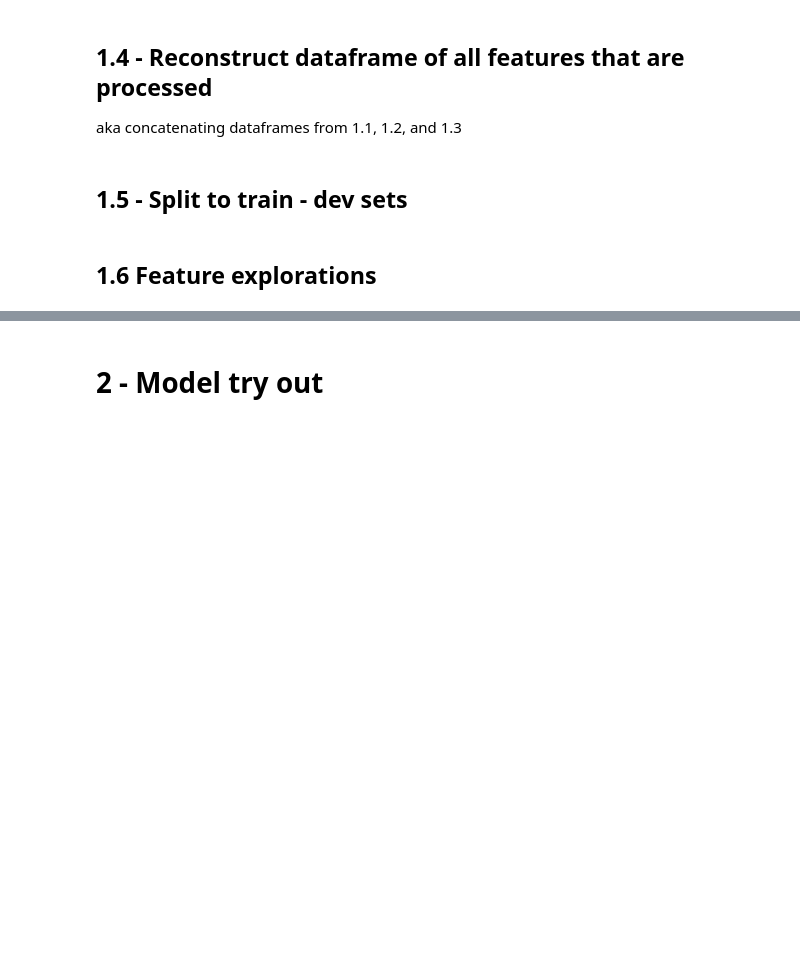
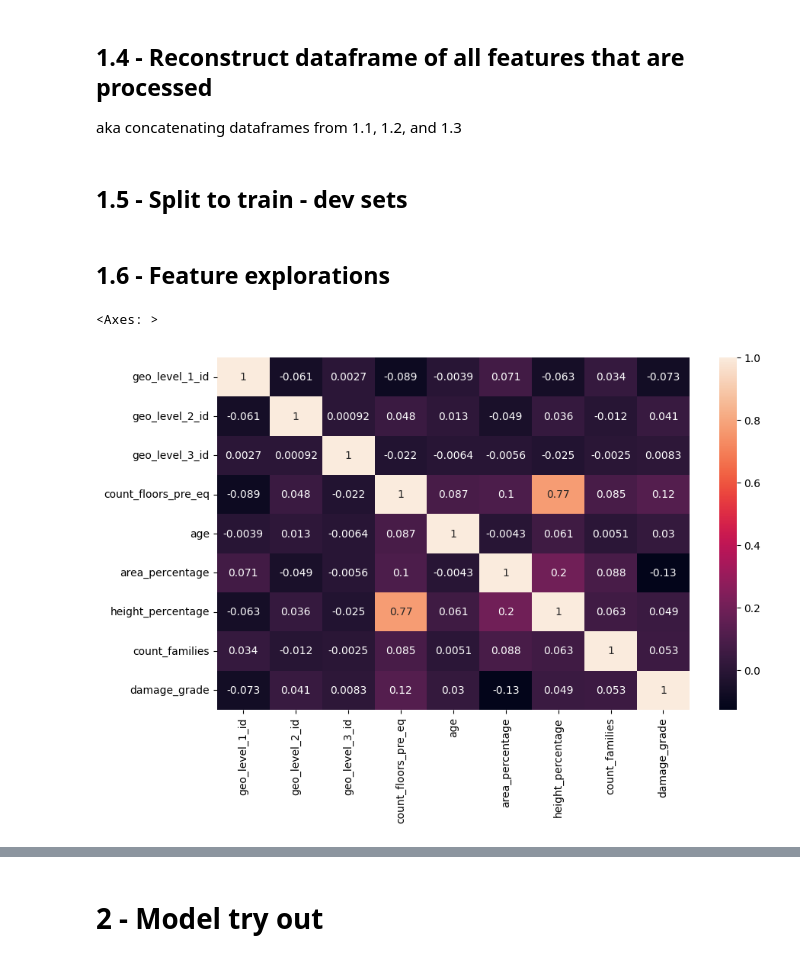
Before and after one commit to awidodo94/csci567-project, a Jupyter notebook: Earthquake-competition.ipynb, the cells around one changed output, grey strips where cells are left out. Saved outputs shown, nothing was run; the diff lists cells and outputs as text; code cells hidden in the pictures; blank space fills up the shorter version.

```diff
--- a/Earthquake-competition.ipynb
+++ b/Earthquake-competition.ipynb
@@ -210,16 +195,19 @@ train_X_full = X_train
 train_y_full = df_y.drop(["building_id"], axis=1)
 train_y_full2 = df_y2.drop(["building_id"], axis=1) # df_y2 aka 0,1,2 labels so xgclassifier can work
 # %% [markdown]
-## 1.6 Feature explorations
+## 1.6 - Feature explorations
 # %%
 # Correlation among features
 
-cor = pd.concat([df_X_normalized, train_y], axis=1).corr()
+cor = pd.concat([X_normalized, train_y], axis=1).corr()
 
 plt.figure(figsize=(10,6))
 sns.heatmap(cor, annot=True)
 
 # ---> Remove either height_percentage or count_floors_pre_eq
+# %% [output]
+<Axes: >
+[figure, added]
 # %%
 # Variance threshold
 
```
Also changed, not shown: parts of 35 cells of this notebook.
